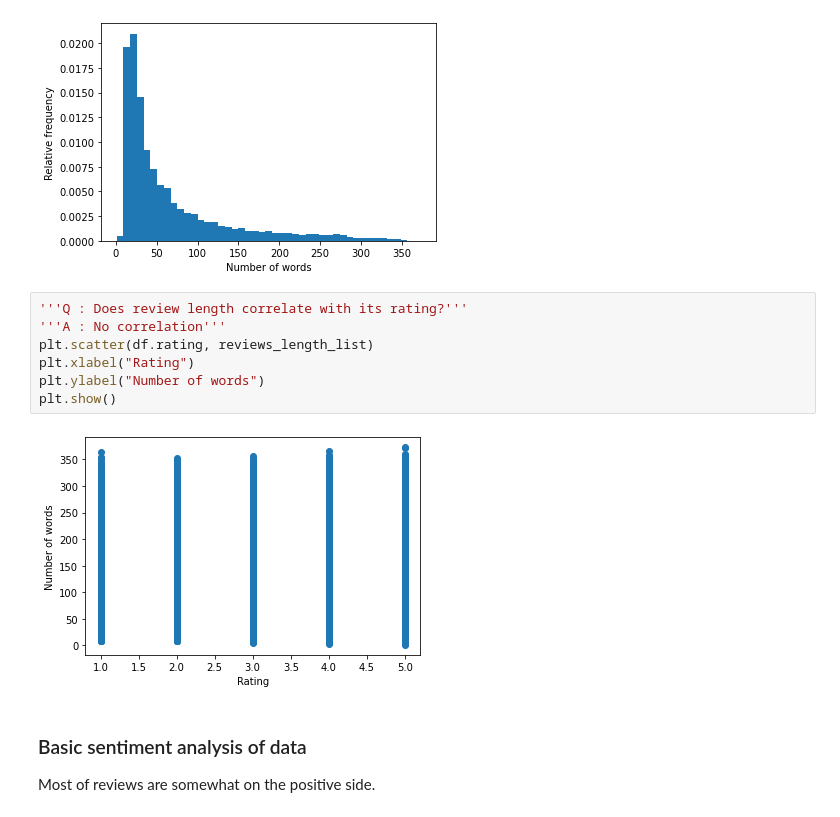
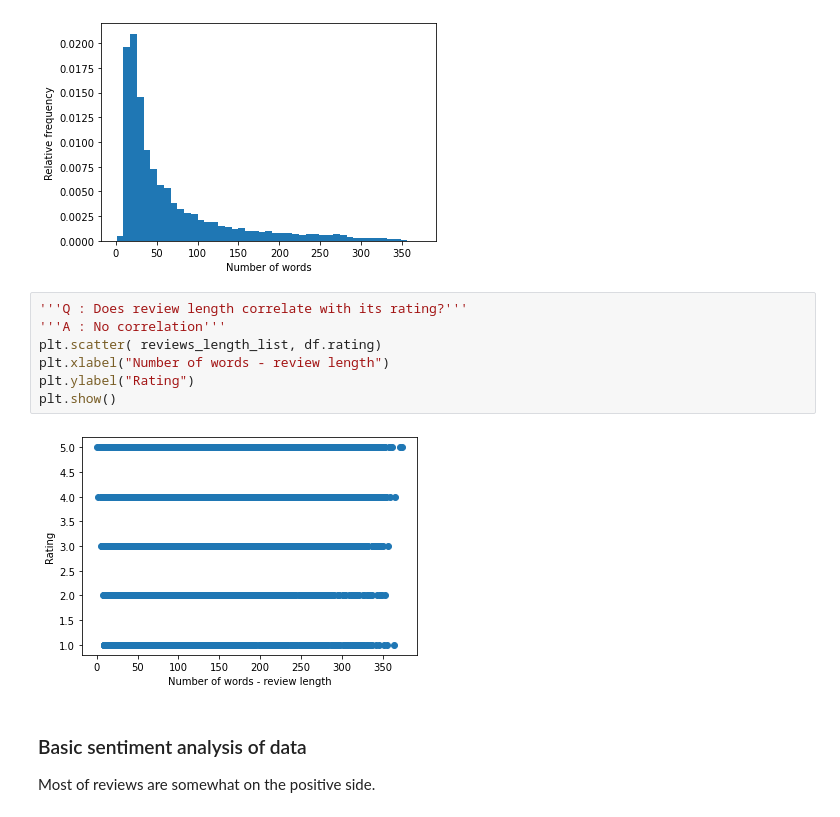
Before and after one commit to yqian000/OnlineReviewDetection, a Jupyter notebook: data_explore.ipynb, the cells around one changed output. Drawn from its saved outputs; the diff is of its cells as text.

```diff
--- a/data_explore.ipynb
+++ b/data_explore.ipynb
@@ -153,12 +151,12 @@ plt.show()
 # %%
 '''Q : Does review length correlate with its rating?'''
 '''A : No correlation'''
-plt.scatter(df.rating, reviews_length_list)
-plt.xlabel("Rating")
-plt.ylabel("Number of words")
+plt.scatter( reviews_length_list, df.rating)
+plt.xlabel("Number of words - review length")
+plt.ylabel("Rating")
 plt.show()
 # %% [output]
-[figure, old version]
+[figure, new version]
 # %% [markdown]
 ### Basic sentiment analysis of data
 
```
Also changed, not shown: parts of 10 cells of this notebook.
